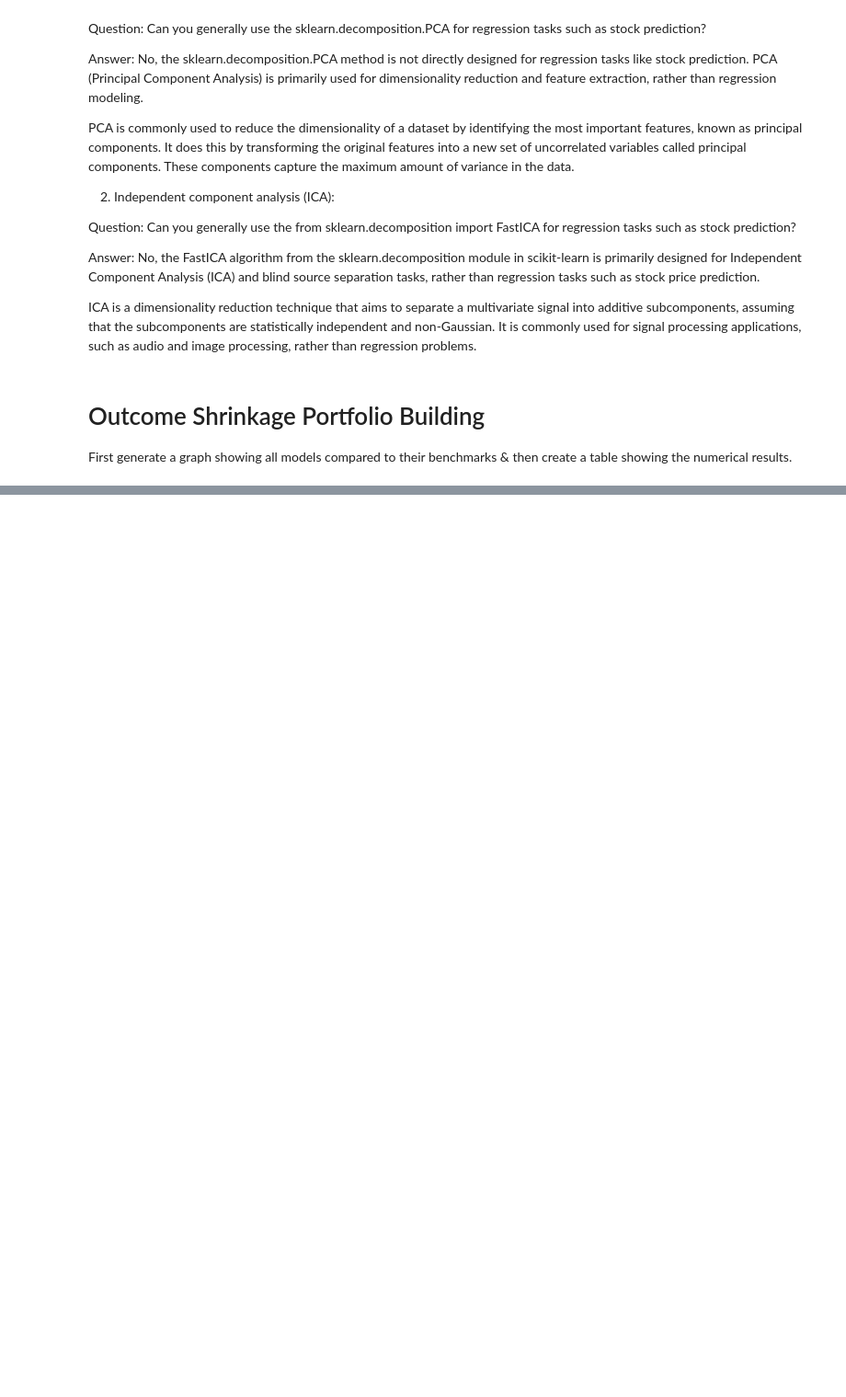
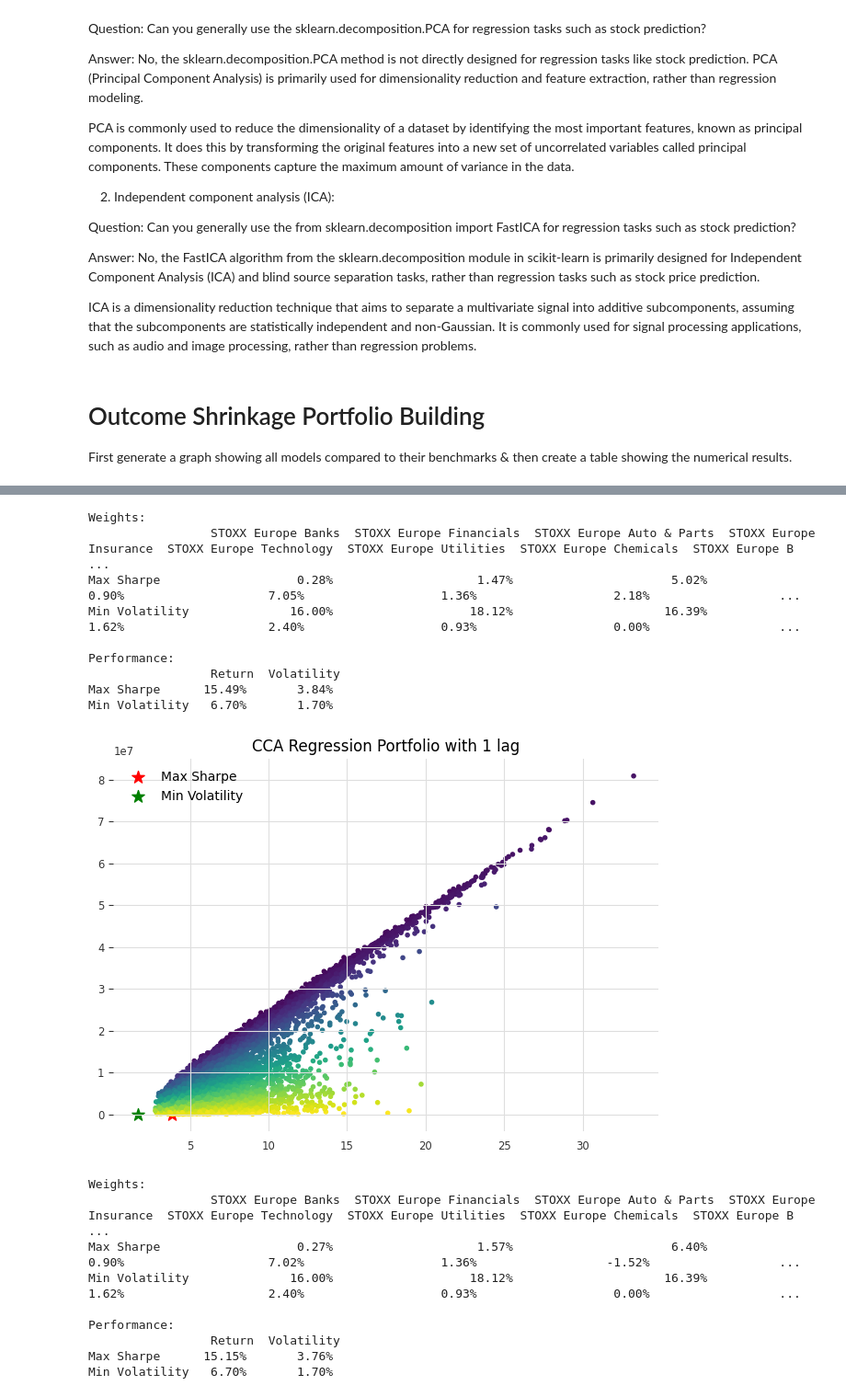
Before and after one commit to Ankru98/masterthesis, a Jupyter notebook: dimred_building_model_portfolios.ipynb, the cells around one changed output, grey strips where cells are left out. Shown at 92% size. Saved outputs shown, nothing was run; the diff lists cells and outputs as text; code cells hidden in the pictures; blank space fills up the shorter version.

```diff
--- a/dimred_building_model_portfolios.ipynb
+++ b/dimred_building_model_portfolios.ipynb
@@ -905,0 +983,23 @@ df.to_csv('data/evaluation_dimred.csv', index=True, header=True)
+# %%
+# plot efficient frontier for cca
+plot_efficient_frontier(mu_cca_1, S_cca_1, cum_returns_portfolio, 'CCA Regression Portfolio with 1 lag')
+# %% [output]
+Weights:
+                 STOXX Europe Banks  STOXX Europe Financials  STOXX Europe Auto & Parts  STOXX Europe Insurance  STOXX Europe Technology  STOXX Europe Utilities  STOXX Europe Chemicals  STOXX Europe B ...
+Max Sharpe                   0.28%                    1.47%                      5.02%                   0.90%                    7.05%                   1.36%                   2.18%                  ...
+Min Volatility              16.00%                   18.12%                     16.39%                   1.62%                    2.40%                   0.93%                   0.00%                  ...
+
+Performance:
+                 Return  Volatility
+Max Sharpe      15.49%       3.84%
+Min Volatility   6.70%       1.70%
+[figure, added]
+Weights:
+                 STOXX Europe Banks  STOXX Europe Financials  STOXX Europe Auto & Parts  STOXX Europe Insurance  STOXX Europe Technology  STOXX Europe Utilities  STOXX Europe Chemicals  STOXX Europe B ...
+Max Sharpe                   0.27%                    1.57%                      6.40%                   0.90%                    7.02%                   1.36%                  -1.52%                  ...
+Min Volatility              16.00%                   18.12%                     16.39%                   1.62%                    2.40%                   0.93%                   0.00%                  ...
+
+Performance:
+                 Return  Volatility
+Max Sharpe      15.15%       3.76%
+Min Volatility   6.70%       1.70%
```
Also changed, not shown: parts of 25 cells of this notebook, 13 other files.
